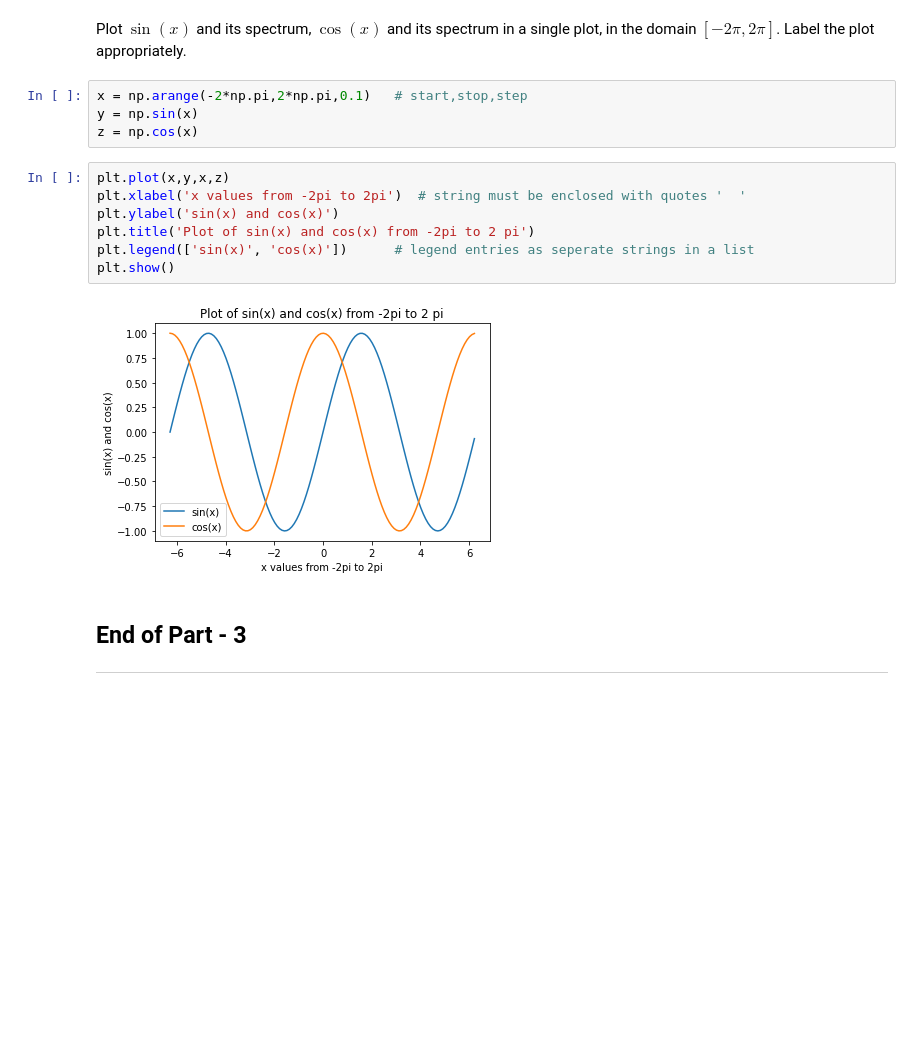
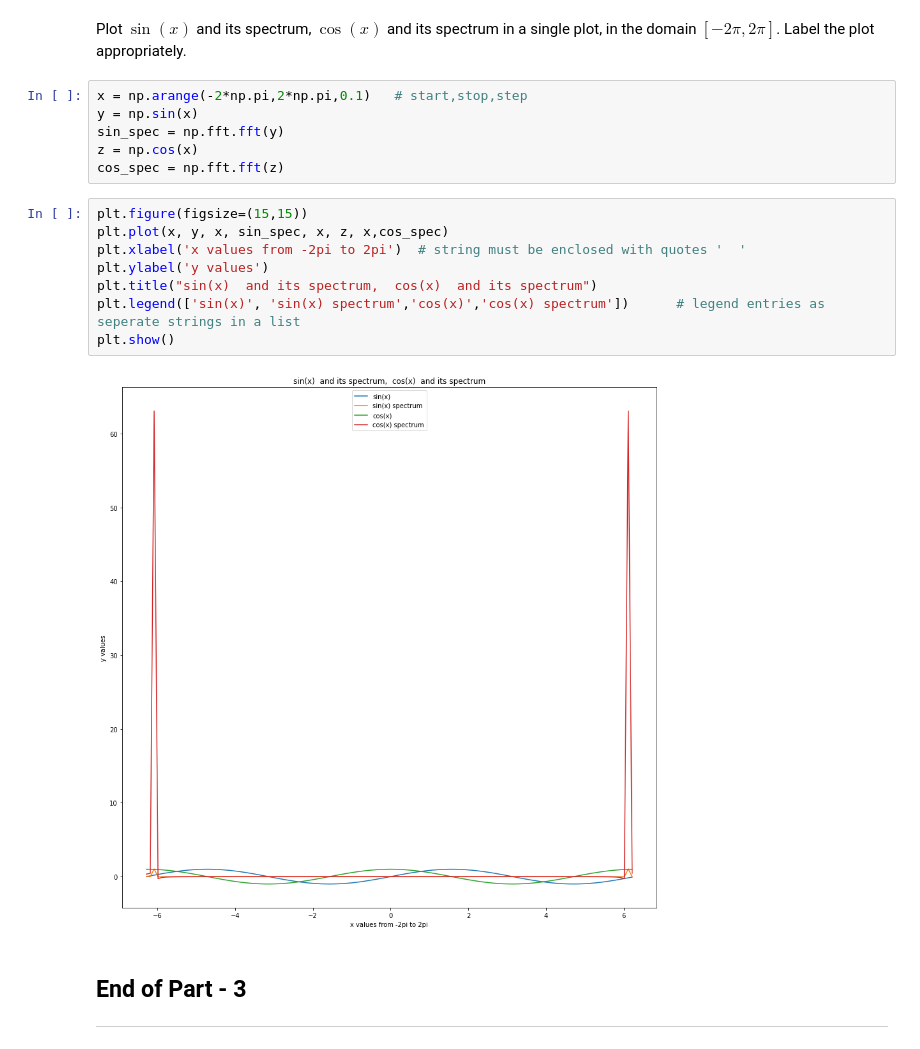
Before and after one commit to Abhay1994s/MachineLearning, a Jupyter notebook: Day1/Assignment_1_DS.ipynb, the cells around one changed output. Saved outputs shown, nothing was run; the diff lists cells and outputs as text; blank space fills up the shorter version.

```diff
--- a/Day1/Assignment_1_DS.ipynb
+++ b/Day1/Assignment_1_DS.ipynb
@@ -439,16 +498,19 @@ Plot $\sin(x)$ and its spectrum, $\cos(x)$ and its spectrum in a single plot, in
 # %%
 x = np.arange(-2*np.pi,2*np.pi,0.1)   # start,stop,step
 y = np.sin(x)
+sin_spec = np.fft.fft(y)
 z = np.cos(x)
+cos_spec = np.fft.fft(z)
 # %%
-plt.plot(x,y,x,z)
+plt.figure(figsize=(15,15))
+plt.plot(x, y, x, sin_spec, x, z, x,cos_spec)
 plt.xlabel('x values from -2pi to 2pi')  # string must be enclosed with quotes '  '
-plt.ylabel('sin(x) and cos(x)')
-plt.title('Plot of sin(x) and cos(x) from -2pi to 2 pi')
-plt.legend(['sin(x)', 'cos(x)'])      # legend entries as seperate strings in a list
+plt.ylabel('y values')
+plt.title("sin(x)  and its spectrum,  cos(x)  and its spectrum")
+plt.legend(['sin(x)', 'sin(x) spectrum','cos(x)','cos(x) spectrum'])      # legend entries as seperate strings in a list
 plt.show()
 # %% [output]
-[figure, old version]
+[figure, new version]
 # %% [markdown]
 ## End of Part - 3
 ---
```
Also changed, not shown: parts of 27 cells of this notebook.
